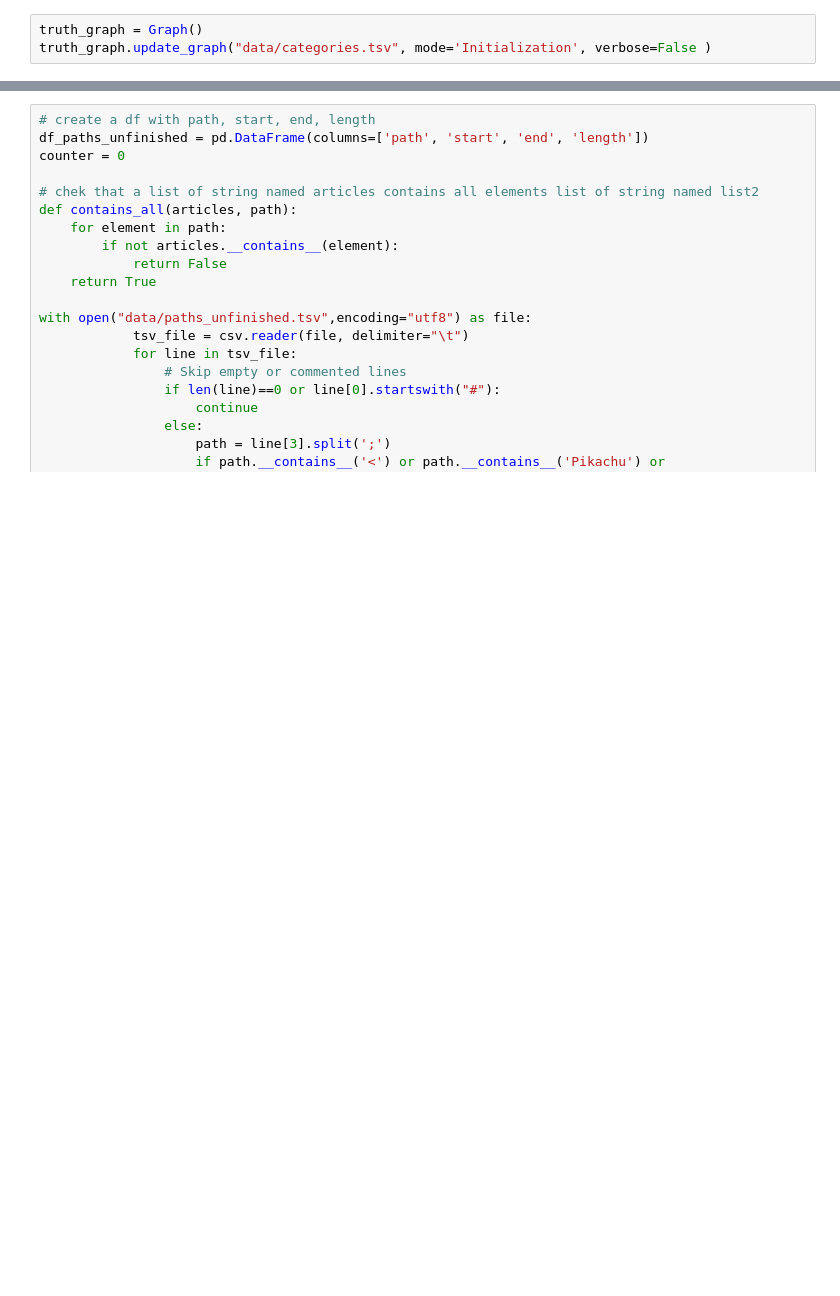
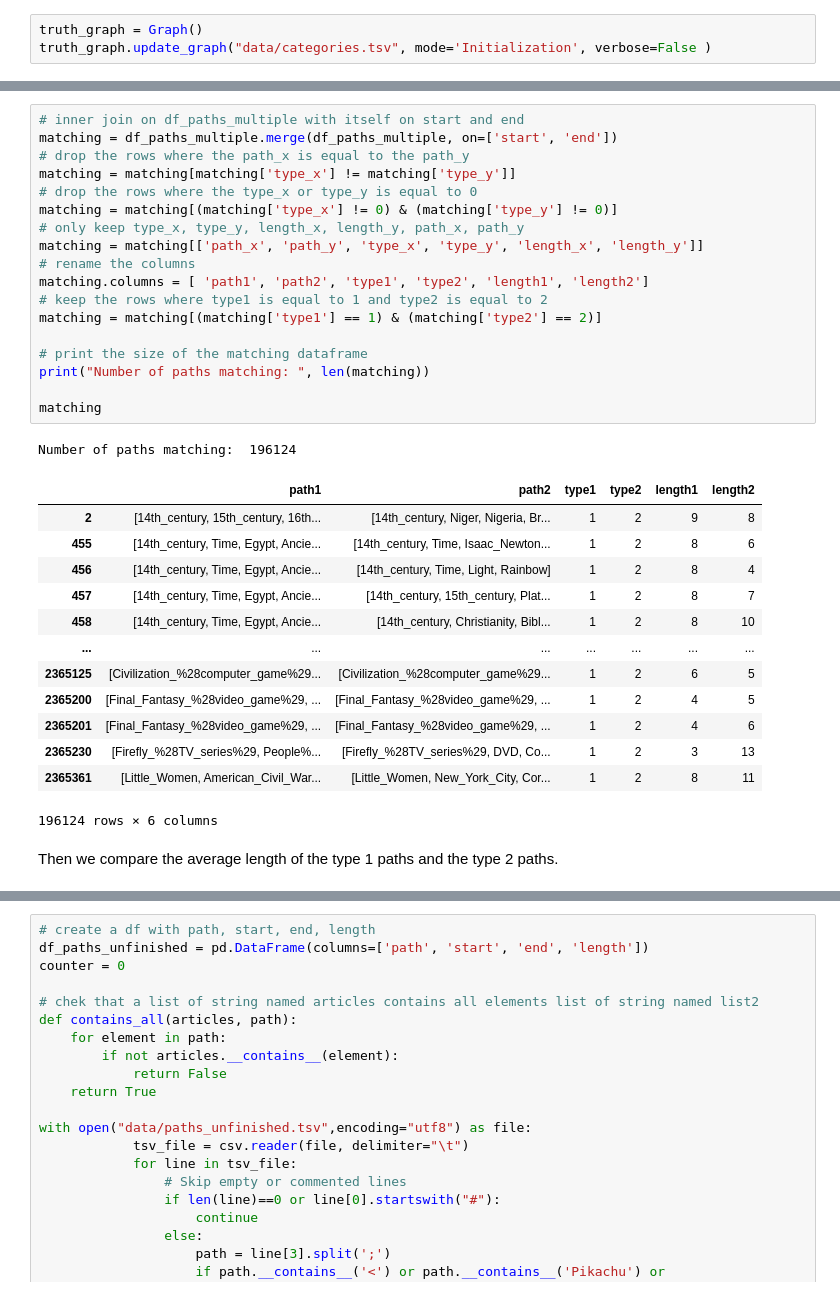
Before and after one commit to epfl-ada/ada-2022-project-groupe53, a Jupyter notebook: MehdiPlayground.ipynb, the cells around one changed output, grey strips where cells are left out. Cells and saved outputs as stored; diff of their text form; blank space fills up the shorter version.

```diff
--- a/MehdiPlayground.ipynb
+++ b/MehdiPlayground.ipynb
@@ -150,0 +244,35 @@ sns.histplot(data=df_paths_multiple, x="length", hue="type",bins=35,stat = 'coun
+# %%
+# inner join on df_paths_multiple with itself on start and end
+matching = df_paths_multiple.merge(df_paths_multiple, on=['start', 'end'])
+# drop the rows where the path_x is equal to the path_y
+matching = matching[matching['type_x'] != matching['type_y']]
+# drop the rows where the type_x or type_y is equal to 0
+matching = matching[(matching['type_x'] != 0) & (matching['type_y'] != 0)]
+# only keep type_x, type_y, length_x, length_y, path_x, path_y
+matching = matching[['path_x', 'path_y', 'type_x', 'type_y', 'length_x', 'length_y']]
+# rename the columns
+matching.columns = [ 'path1', 'path2', 'type1', 'type2', 'length1', 'length2']
+# keep the rows where type1 is equal to 1 and type2 is equal to 2
+matching = matching[(matching['type1'] == 1) & (matching['type2'] == 2)]
+
+# print the size of the matching dataframe
+print("Number of paths matching: ", len(matching))
+
+matching
+# %% [output]
+Number of paths matching:  196124
+|  | path1 | path2 | type1 | type2 | length1 | length2 |
+| 2 | [14th_century, 15th_century, 16th... | [14th_century, Niger, Nigeria, Br... | 1 | 2 | 9 | 8 |
+| 455 | [14th_century, Time, Egypt, Ancie... | [14th_century, Time, Isaac_Newton... | 1 | 2 | 8 | 6 |
+| 456 | [14th_century, Time, Egypt, Ancie... | [14th_century, Time, Light, Rainbow] | 1 | 2 | 8 | 4 |
+| 457 | [14th_century, Time, Egypt, Ancie... | [14th_century, 15th_century, Plat... | 1 | 2 | 8 | 7 |
+| 458 | [14th_century, Time, Egypt, Ancie... | [14th_century, Christianity, Bibl... | 1 | 2 | 8 | 10 |
+| ... | ... | ... | ... | ... | ... | ... |
+| 2365125 | [Civilization_%28computer_game%29... | [Civilization_%28computer_game%29... | 1 | 2 | 6 | 5 |
+| 2365200 | [Final_Fantasy_%28video_game%29, ... | [Final_Fantasy_%28video_game%29, ... | 1 | 2 | 4 | 5 |
+| 2365201 | [Final_Fantasy_%28video_game%29, ... | [Final_Fantasy_%28video_game%29, ... | 1 | 2 | 4 | 6 |
+| 2365230 | [Firefly_%28TV_series%29, People%... | [Firefly_%28TV_series%29, DVD, Co... | 1 | 2 | 3 | 13 |
+| 2365361 | [Little_Women, American_Civil_War... | [Little_Women, New_York_City, Cor... | 1 | 2 | 8 | 11 |
+196124 rows × 6 columns
+# %% [markdown]
+Then we compare the average length of the type 1 paths and the type 2 paths.
```
Also changed, not shown: parts of 41 cells of this notebook.
